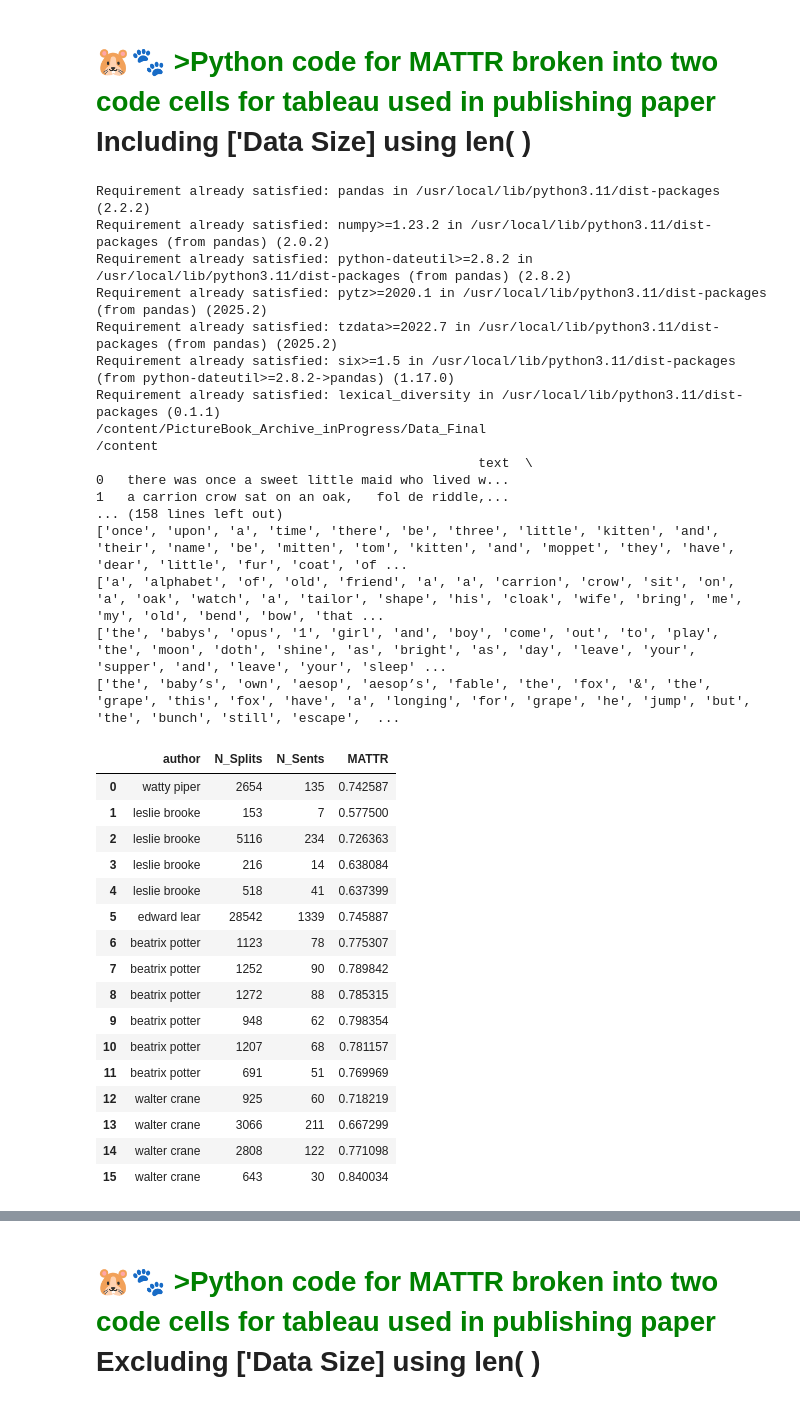
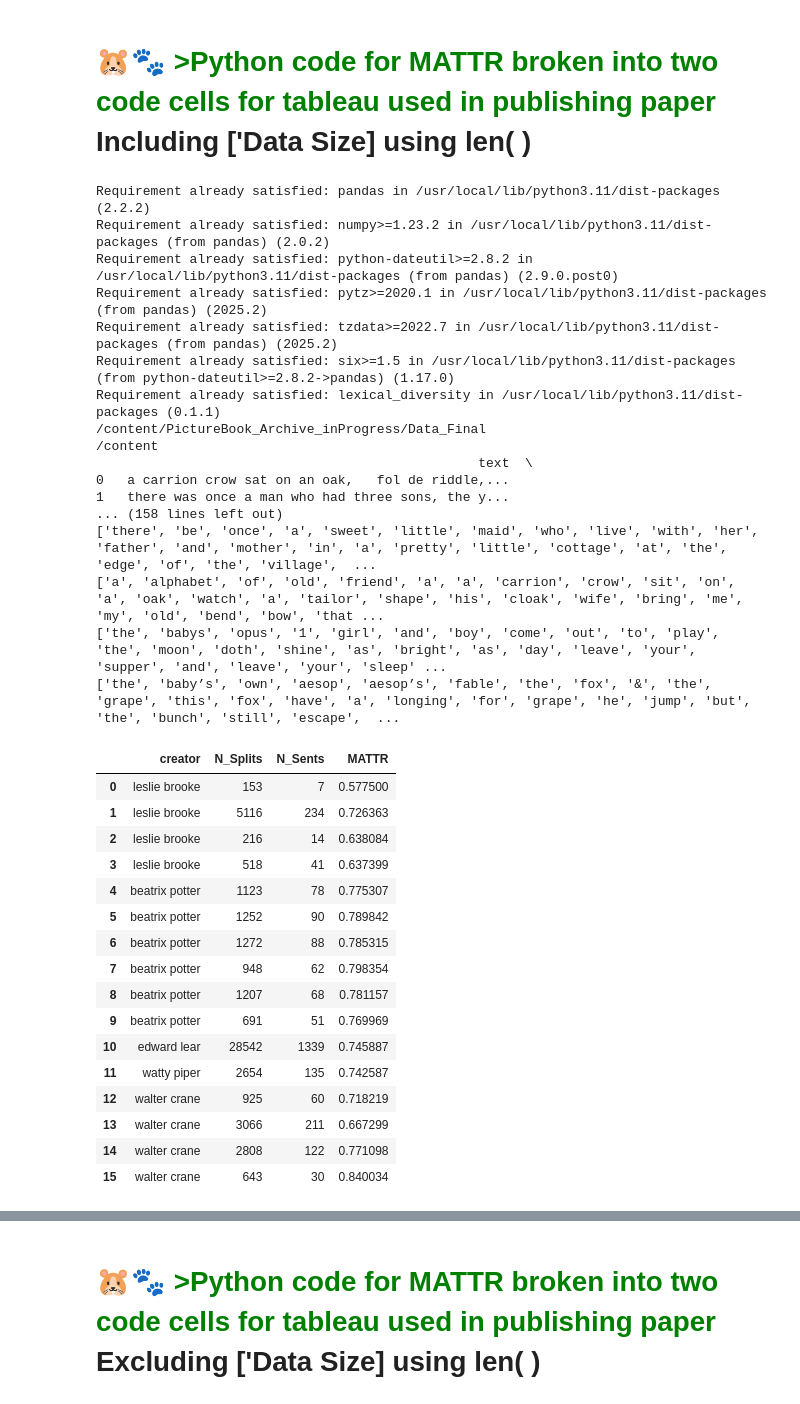
Before and after one commit to ms624atyale/PictureBook_Archive_inProgress, a Jupyter notebook: prototype_mattrbyauthor_simplified_ccw_wcloud_final.ipynb, the cells around one changed output, grey strips where cells are left out. Cells and saved outputs as stored; diff of their text form; code cells hidden in the pictures.

```diff
--- a/prototype_mattrbyauthor_simplified_ccw_wcloud_final.ipynb
+++ b/prototype_mattrbyauthor_simplified_ccw_wcloud_final.ipynb
@@ -28,7 +28,7 @@ df = pd.concat(df_list, ignore_index=True)
 
 %cd /content
 
-df.to_csv("./pg_5authors_16books.csv")
+df.to_csv("./pg_5creators_16books.csv")
 
 df
 print(df)
@@ -42,7 +42,7 @@ import pandas as pd
 from lexical_diversity import lex_div as ld
 
 # Load the CSV (skip if already loaded)
-df = pd.read_csv("./pg_5authors_16books.csv", sep=",")
+df = pd.read_csv("./pg_5creators_16books.csv", sep=",")
 
 
 
@@ -91,16 +91,16 @@ df['MATTR'] = MATTR
 
 
 
-# Clean up author names
-df['author'] = df['author'].str.strip().str.lower()
+# Clean up creator names
+df['creator'] = df['creator'].str.strip().str.lower()
 
-df_author_ld = df.groupby("author")['MATTR'].mean().reset_index()
-df_author_ld = df_author_ld.round(6)
+df_creator_ld = df.groupby("creator")['MATTR'].mean().reset_index()
+df_creator_ld = df_creator_ld.round(6)
 
 # --- STEP 6: Save and display results ---
-df_author_ld.to_csv('LD_by_author.csv', index=False)
-print("✅ Lexical diversity by author saved as 'LD_by_author.csv'!\n")
-df_author_ld
+df_creator_ld.to_csv('LD_by_creator.csv', index=False)
+print("✅ Lexical diversity by creator saved as 'LD_by_creator.csv'!\n")
+df_creator_ld
 # %% [output]
 Requirement already satisfied: pandas in /usr/local/lib/python3.11/dist-packages (2.2.2)
 Requirement already satisfied: numpy>=1.23.2 in /usr/local/lib/python3.11/dist-packages (from pandas) (2.0.2)
@@ -153,7 +153,7 @@ df = pd.concat(df_list, ignore_index=True)
 
 %cd /content
 
-df.to_csv("./pg_5authors_16books.csv")
+df.to_csv("./pg_5creators_16books.csv")
 
 df
 print(df)
@@ -167,7 +167,7 @@ import pandas as pd
 from lexical_diversity import lex_div as ld
 
 # Load the CSV (skip if already loaded)
-df = pd.read_csv("./pg_5authors_16books.csv", sep=",")
+df = pd.read_csv("./pg_5creators_16books.csv", sep=",")
 
 #INSERTED BETWEEN START
 !pip install textstat
@@ -242,51 +242,51 @@ for i in range(0, len(df['Lemma'])):
   ttr = ld.ttr(flt)
   mattr = ld.mattr(flt)
 
 
   # Add values to each list
   TTR.append(ttr)
   MATTR.append(mattr)
 
 
 # Add columns
 df['TTR'] = TTR
 df['MATTR'] = MATTR
 
 # INSERTED BETWEEN START
-df_selected = df[['author','N_Splits','N_Sents','MATTR']]
+df_selected = df[['creator','N_Splits','N_Sents','MATTR']]
 df_selected
 # INSERTED BETWEEN END
 # %% [output]
 Requirement already satisfied: pandas in /usr/local/lib/python3.11/dist-packages (2.2.2)
 Requirement already satisfied: numpy>=1.23.2 in /usr/local/lib/python3.11/dist-packages (from pandas) (2.0.2)
-Requirement already satisfied: python-dateutil>=2.8.2 in /usr/local/lib/python3.11/dist-packages (from pandas) (2.8.2)
+Requirement already satisfied: python-dateutil>=2.8.2 in /usr/local/lib/python3.11/dist-packages (from pandas) (2.9.0.post0)
 Requirement already satisfied: pytz>=2020.1 in /usr/local/lib/python3.11/dist-packages (from pandas) (2025.2)
 Requirement already satisfied: tzdata>=2022.7 in /usr/local/lib/python3.11/dist-packages (from pandas) (2025.2)
 Requirement already satisfied: six>=1.5 in /usr/local/lib/python3.11/dist-packages (from python-dateutil>=2.8.2->pandas) (1.17.0)
 Requirement already satisfied: lexical_diversity in /usr/local/lib/python3.11/dist-packages (0.1.1)
 /content/PictureBook_Archive_inProgress/Data_Final
 /content
                                                  text  \
-0   there was once a sweet little maid who lived w...
-1   a carrion crow sat on an oak,   fol de riddle,...
+0   a carrion crow sat on an oak,   fol de riddle,...
+1   there was once a man who had three sons, the y...
 ... (158 lines left out)
-['once', 'upon', 'a', 'time', 'there', 'be', 'three', 'little', 'kitten', 'and', 'their', 'name', 'be', 'mitten', 'tom', 'kitten', 'and', 'moppet', 'they', 'have', 'dear', 'little', 'fur', 'coat', 'of ...
+['there', 'be', 'once', 'a', 'sweet', 'little', 'maid', 'who', 'live', 'with', 'her', 'father', 'and', 'mother', 'in', 'a', 'pretty', 'little', 'cottage', 'at', 'the', 'edge', 'of', 'the', 'village',  ...
 ['a', 'alphabet', 'of', 'old', 'friend', 'a', 'a', 'carrion', 'crow', 'sit', 'on', 'a', 'oak', 'watch', 'a', 'tailor', 'shape', 'his', 'cloak', 'wife', 'bring', 'me', 'my', 'old', 'bend', 'bow', 'that ...
 ['the', 'babys', 'opus', '1', 'girl', 'and', 'boy', 'come', 'out', 'to', 'play', 'the', 'moon', 'doth', 'shine', 'as', 'bright', 'as', 'day', 'leave', 'your', 'supper', 'and', 'leave', 'your', 'sleep' ...
 ['the', 'baby’s', 'own', 'aesop', 'aesop’s', 'fable', 'the', 'fox', '&', 'the', 'grape', 'this', 'fox', 'have', 'a', 'longing', 'for', 'grape', 'he', 'jump', 'but', 'the', 'bunch', 'still', 'escape',  ...
-|  | author | N_Splits | N_Sents | MATTR |
-| 0 | watty piper | 2654 | 135 | 0.742587 |
-| 1 | leslie brooke | 153 | 7 | 0.577500 |
-| 2 | leslie brooke | 5116 | 234 | 0.726363 |
-| 3 | leslie brooke | 216 | 14 | 0.638084 |
-| 4 | leslie brooke | 518 | 41 | 0.637399 |
-| 5 | edward lear | 28542 | 1339 | 0.745887 |
-| 6 | beatrix potter | 1123 | 78 | 0.775307 |
-| 7 | beatrix potter | 1252 | 90 | 0.789842 |
-| 8 | beatrix potter | 1272 | 88 | 0.785315 |
-| 9 | beatrix potter | 948 | 62 | 0.798354 |
-| 10 | beatrix potter | 1207 | 68 | 0.781157 |
-| 11 | beatrix potter | 691 | 51 | 0.769969 |
+|  | creator | N_Splits | N_Sents | MATTR |
+| 0 | leslie brooke | 153 | 7 | 0.577500 |
+| 1 | leslie brooke | 5116 | 234 | 0.726363 |
+| 2 | leslie brooke | 216 | 14 | 0.638084 |
+| 3 | leslie brooke | 518 | 41 | 0.637399 |
+| 4 | beatrix potter | 1123 | 78 | 0.775307 |
+| 5 | beatrix potter | 1252 | 90 | 0.789842 |
+| 6 | beatrix potter | 1272 | 88 | 0.785315 |
+| 7 | beatrix potter | 948 | 62 | 0.798354 |
+| 8 | beatrix potter | 1207 | 68 | 0.781157 |
+| 9 | beatrix potter | 691 | 51 | 0.769969 |
+| 10 | edward lear | 28542 | 1339 | 0.745887 |
+| 11 | watty piper | 2654 | 135 | 0.742587 |
 | 12 | walter crane | 925 | 60 | 0.718219 |
 | 13 | walter crane | 3066 | 211 | 0.667299 |
 | 14 | walter crane | 2808 | 122 | 0.771098 |
```
Also changed, not shown: parts of 11 cells of this notebook.
